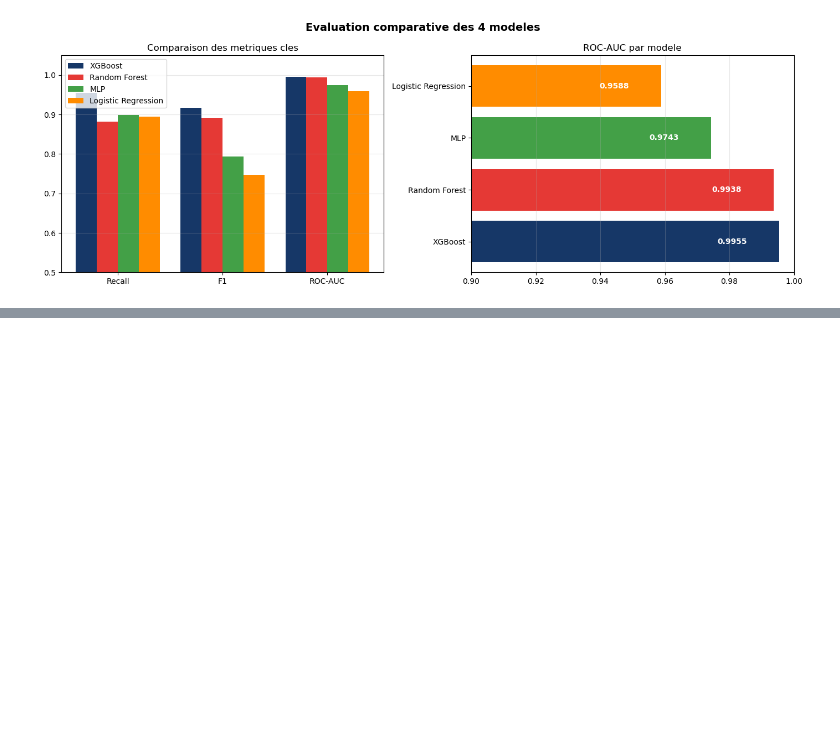
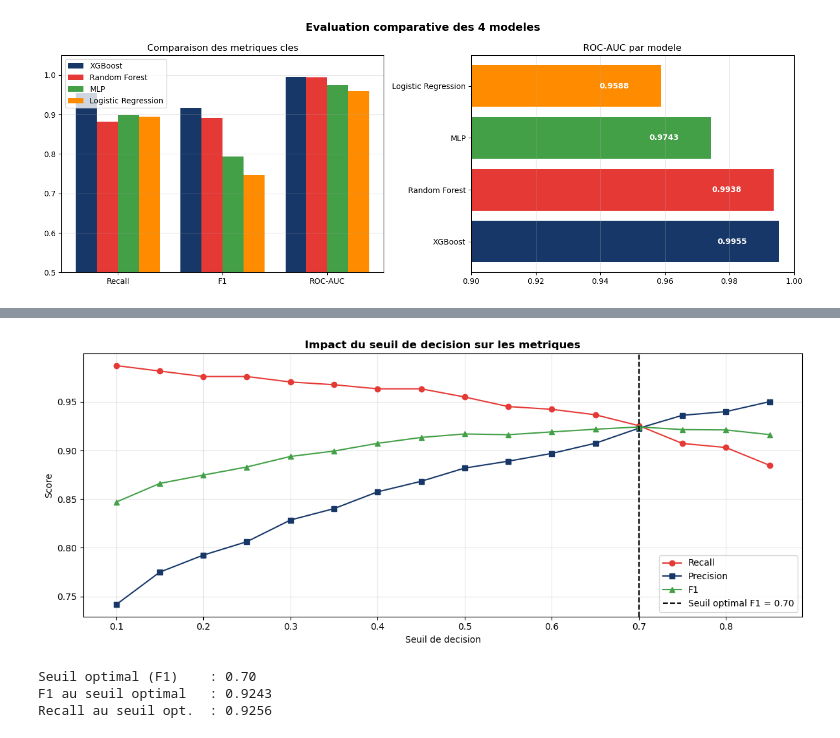
Before and after one commit to melissabelkessam/Projet-DATA-Science, a Jupyter notebook: notebooks/03_Models.ipynb, the cells around one changed output, grey strips where cells are left out. Saved outputs shown, nothing was run; the diff lists cells and outputs as text; code cells hidden in the pictures; blank space fills up the shorter version.

```diff
--- a/notebooks/03_Models.ipynb
+++ b/notebooks/03_Models.ipynb
@@ -295,0 +443,41 @@ Logistic Regression    0.9102     0.6408  0.8947  0.7468   0.9588
+# %%
+# CELLULE 12 - Optimisation du seuil de décision
+from sklearn.metrics import precision_recall_curve
+
+y_proba_xgb = xgb_base.predict_proba(X_test)[:,1]
+
+thresholds = np.arange(0.1, 0.9, 0.05)
+recalls, precisions, f1s = [], [], []
+
+for threshold in thresholds:
+    y_pred_t = (y_proba_xgb >= threshold).astype(int)
+    recalls.append(recall_score(y_test, y_pred_t))
+    precisions.append(precision_score(y_test, y_pred_t, zero_division=0))
+    f1s.append(f1_score(y_test, y_pred_t, zero_division=0))
+
+best_threshold_f1 = thresholds[np.argmax(f1s)]
+best_threshold_recall = thresholds[np.argmax(recalls)]
+
+fig, ax = plt.subplots(figsize=(12, 5))
+ax.plot(thresholds, recalls, color=COLOR_RED, marker='o', label='Recall')
+ax.plot(thresholds, precisions, color=COLOR_BLUE, marker='s', label='Precision')
+ax.plot(thresholds, f1s, color=COLOR_GREEN, marker='^', label='F1')
+ax.axvline(best_threshold_f1, color='black', linestyle='--',
+           label=f'Seuil optimal F1 = {best_threshold_f1:.2f}')
+ax.set_xlabel('Seuil de decision')
+ax.set_ylabel('Score')
+ax.set_title('Impact du seuil de decision sur les metriques', fontweight='bold')
+ax.legend()
+ax.grid(alpha=0.3)
+plt.tight_layout()
+plt.savefig('../reports/threshold_optimization.png', dpi=150, bbox_inches='tight')
+plt.show()
+
+print(f"Seuil optimal (F1)    : {best_threshold_f1:.2f}")
+print(f"F1 au seuil optimal   : {max(f1s):.4f}")
+print(f"Recall au seuil opt.  : {recalls[np.argmax(f1s)]:.4f}")
+# %% [output]
+[figure, added]
+Seuil optimal (F1)    : 0.70
+F1 au seuil optimal   : 0.9243
+Recall au seuil opt.  : 0.9256
```
Also changed, not shown: parts of 4 cells of this notebook.
